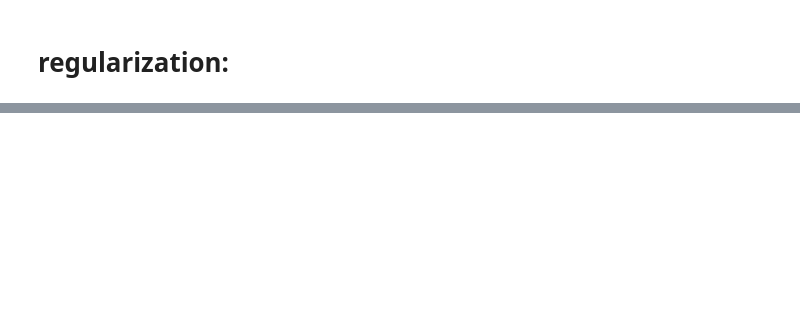
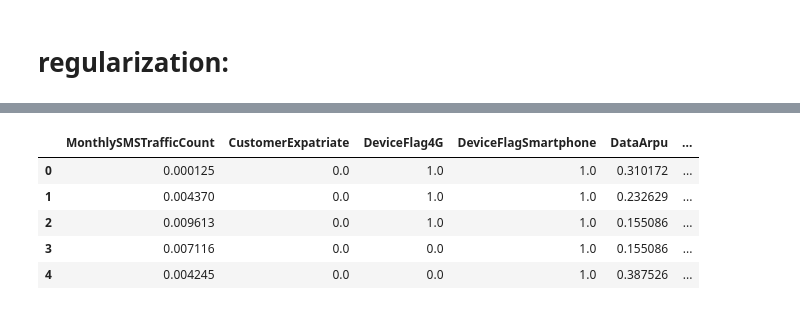
Before and after one commit to EugenioTL/Vodafone_Challenge, a Jupyter notebook: XGBoost_Tuning.ipynb, the cells around one changed output, grey strips where cells are left out. Cells and saved outputs as stored; diff of their text form; code cells hidden in the pictures; blank space fills up the shorter version.

```diff
--- a/XGBoost_Tuning.ipynb
+++ b/XGBoost_Tuning.ipynb
@@ -382,9 +719,15 @@ train[predictors].shape,train[target].shape,test[predictors].shape
 # %%
-pred = ['ZipCode', 'CustomerExpatriate', 'MonthlySMSTrafficCount',
-       'DeviceFlagSmartphone', 'DeviceFlag4G', 'DataArpu', 'Region',
-       'MonthlyVoiceTrafficCount', 'Instant-Messaging-Applications',
-       'Unclassified']
+pred = ['MonthlySMSTrafficCount', 'CustomerExpatriate', 'DeviceFlag4G',
+       'DeviceFlagSmartphone', 'DataArpu', 'Instant-Messaging-Applications',
+       'Region', 'Unclassified', 'Games', 'Security']
 train[pred].head()
+# %% [output]
+|  | MonthlySMSTrafficCount | CustomerExpatriate | DeviceFlag4G | DeviceFlagSmartphone | DataArpu | ... |
+| 0 | 0.000125 | 0.0 | 1.0 | 1.0 | 0.310172 | ... |
+| 1 | 0.004370 | 0.0 | 1.0 | 1.0 | 0.232629 | ... |
+| 2 | 0.009613 | 0.0 | 1.0 | 1.0 | 0.155086 | ... |
+| 3 | 0.007116 | 0.0 | 0.0 | 1.0 | 0.155086 | ... |
+| 4 | 0.004245 | 0.0 | 0.0 | 1.0 | 0.387526 | ... |
 # %%
 xgb4 = XGBClassifier(
         learning_rate =0.1,
```
Also changed, not shown: parts of 36 cells of this notebook, 4 other files.
